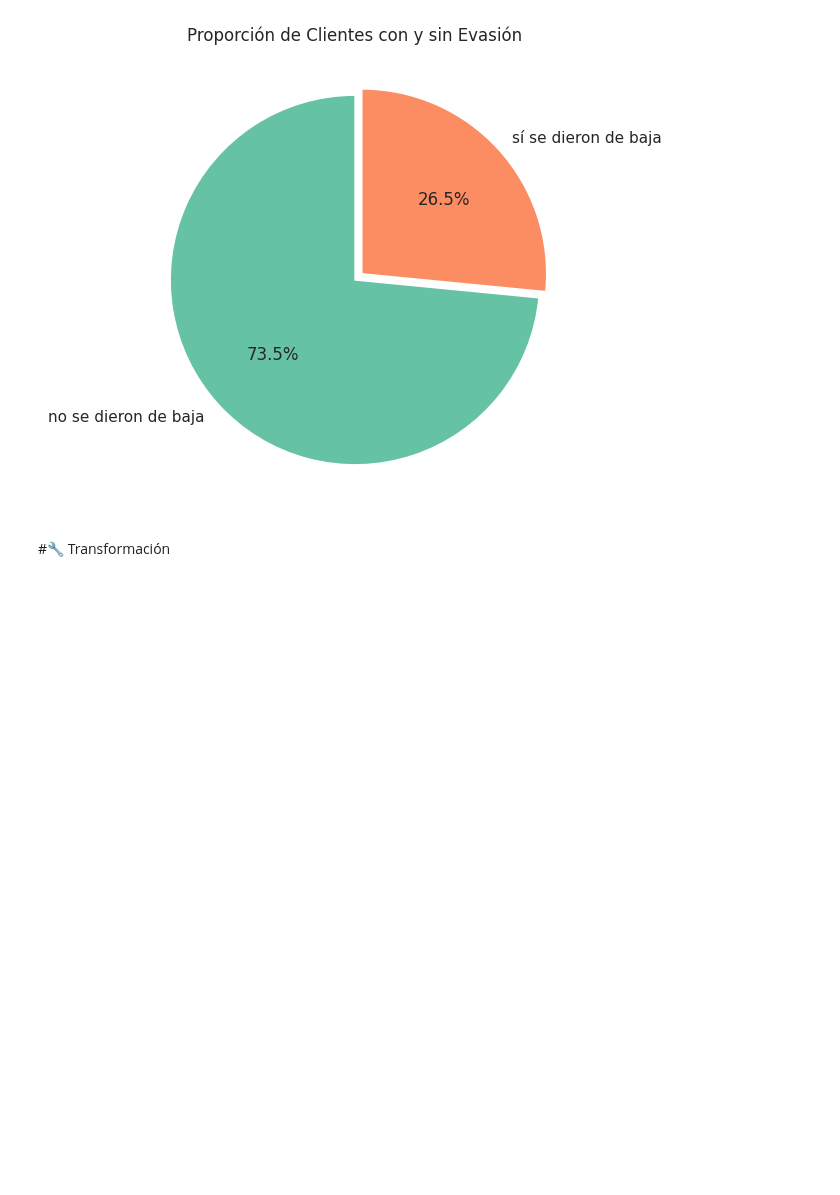
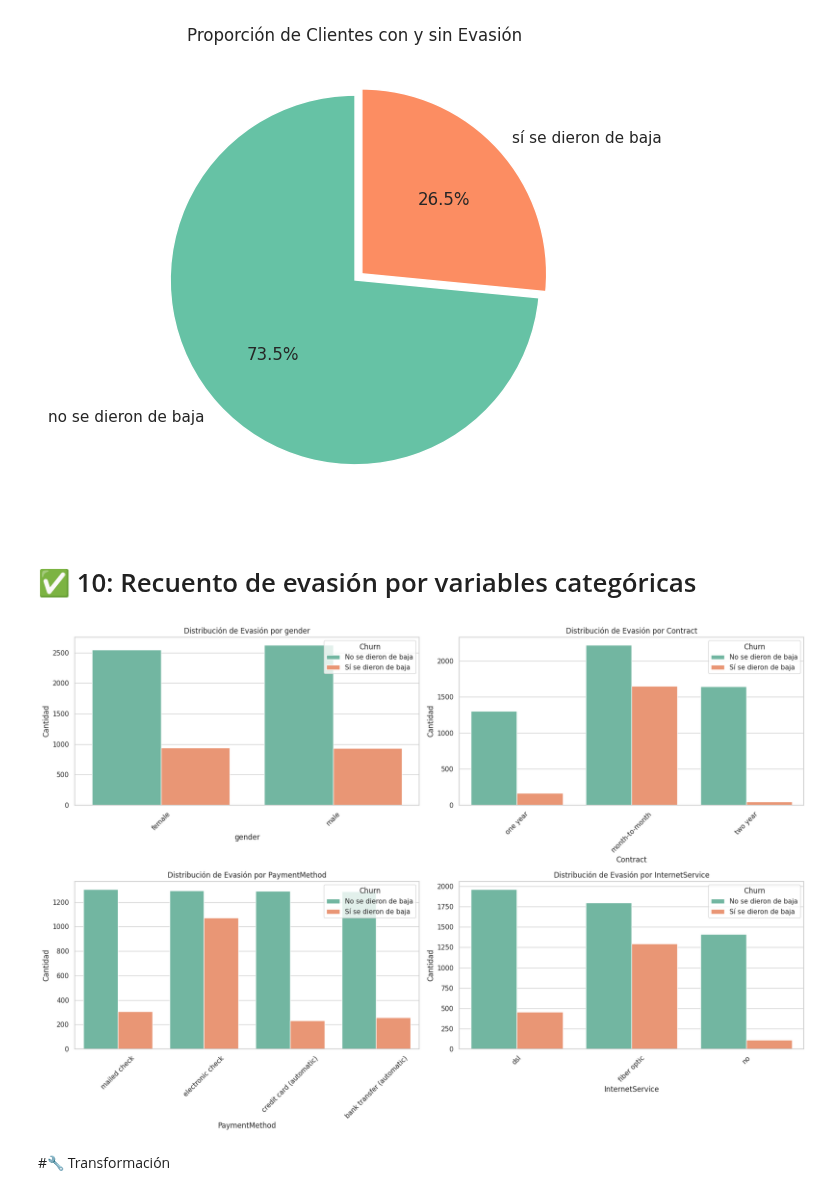
Before and after one commit to NatSama2/Curso-Alura-Latam, a Jupyter notebook: challenge2-data-science-TelecomX/TelecomX_LATAM.ipynb, the cells around one changed output. Saved outputs shown, nothing was run; the diff lists cells and outputs as text; code cells hidden in the pictures; blank space fills up the shorter version.

Commit message:
10: Recuento de evasión por variables categóricas

```diff
--- a/challenge2-data-science-TelecomX/TelecomX_LATAM.ipynb
+++ b/challenge2-data-science-TelecomX/TelecomX_LATAM.ipynb
@@ -399,6 +399,34 @@ plt.ylabel('')
 plt.show()
 # %% [output]
 [figure]
+# %% [markdown]
+# ✅ 10: Recuento de evasión por variables categóricas
+# %%
+# Lista de columnas categóricas a analizar
+variables_categoricas = ['gender', 'Contract', 'PaymentMethod', 'InternetService']
+# %%
+# Creamos una figura para múltiples subgráficos
+plt.figure(figsize=(18, 12))
+
+for i, col in enumerate(variables_categoricas, 1):
+    plt.subplot(2, 2, i)
+
+    df_plot = df_final.copy()
+    df_plot['Churn'] = df_plot['Churn'].map({
+        'no': 'No se dieron de baja',
+        'yes': 'Sí se dieron de baja'
+    })
+
+    sns.countplot(data=df_plot, x=col, hue='Churn', palette=['#66c2a5', '#fc8d62'])
+    plt.title(f'Distribución de Evasión por {col}')
+    plt.xlabel(col)
+    plt.ylabel('Cantidad')
+    plt.xticks(rotation=45)
+
+plt.tight_layout()
+plt.show()
+# %% [output]
+[figure, added]
 # %% [markdown]
 #🔧 Transformación
 # %% [markdown]
```
